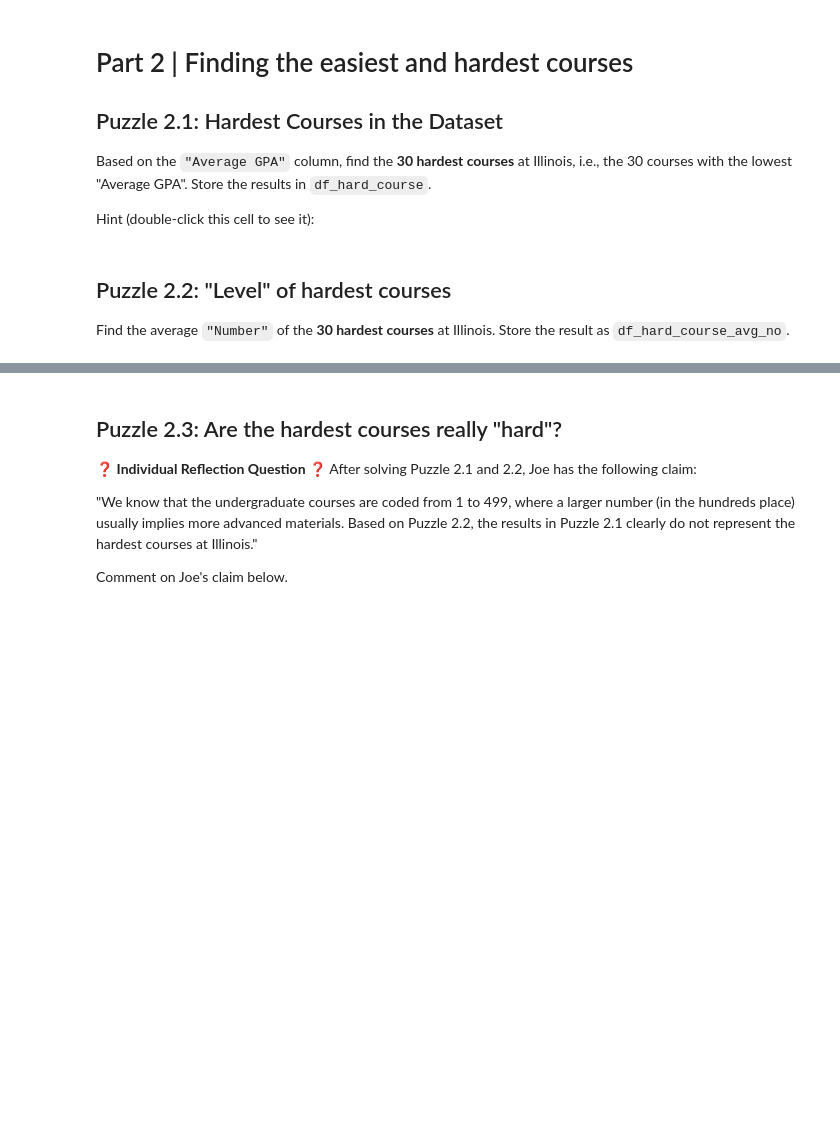
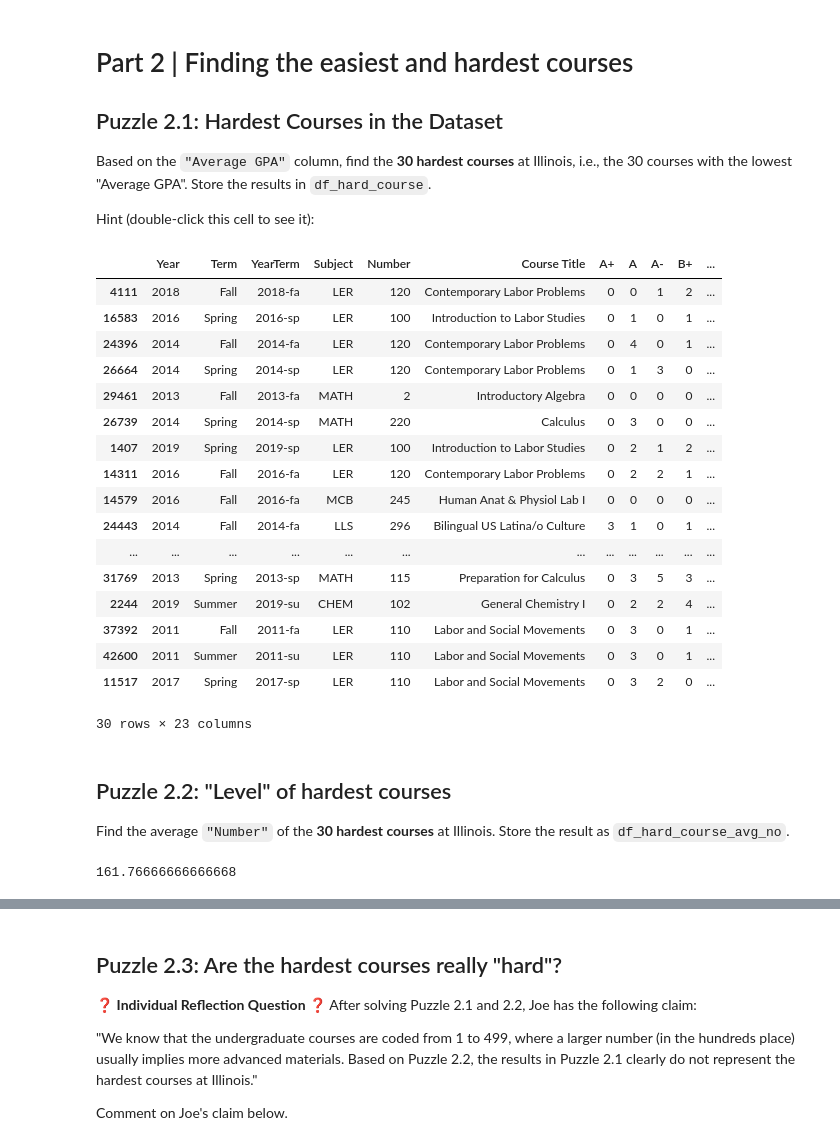
Before and after one commit to rgu6/Rachael-Gu, a Jupyter notebook: lab_gpa/lab_gpa.ipynb, the cells around one changed output, grey strips where cells are left out. Saved outputs shown, nothing was run; the diff lists cells and outputs as text; code cells hidden in the pictures; blank space fills up the shorter version.

```diff
--- a/lab_gpa/lab_gpa.ipynb
+++ b/lab_gpa/lab_gpa.ipynb
@@ -37,6 +37,10 @@ partner3_major = ""
 For the first part of our lab, we'll be using the GPA dataset, which should be automatically downloaded when you fetch this notebook.
 
 In the following cell, load the pandas library and read the dataset into `df`.
+# %%
+import pandas as pd
+import matplotlib as plt
+df = pd.read_csv("uiuc-gpa-dataset.csv")
 # %% [markdown]
 ## Puzzle 1.2: Adding helper columns
 
@@ -88,10 +91,34 @@ df_hard_course
+# %%
+df_hard_course = df.nsmallest(30, "Average GPA")
+df_hard_course
+# %% [output]
+|  | Year | Term | YearTerm | Subject | Number | Course Title | A+ | A | A- | B+ | ... |
+| 4111 | 2018 | Fall | 2018-fa | LER | 120 | Contemporary Labor Problems | 0 | 0 | 1 | 2 | ... |
+| 16583 | 2016 | Spring | 2016-sp | LER | 100 | Introduction to Labor Studies | 0 | 1 | 0 | 1 | ... |
+| 24396 | 2014 | Fall | 2014-fa | LER | 120 | Contemporary Labor Problems | 0 | 4 | 0 | 1 | ... |
+| 26664 | 2014 | Spring | 2014-sp | LER | 120 | Contemporary Labor Problems | 0 | 1 | 3 | 0 | ... |
+| 29461 | 2013 | Fall | 2013-fa | MATH | 2 | Introductory Algebra | 0 | 0 | 0 | 0 | ... |
+| 26739 | 2014 | Spring | 2014-sp | MATH | 220 | Calculus | 0 | 3 | 0 | 0 | ... |
+| 1407 | 2019 | Spring | 2019-sp | LER | 100 | Introduction to Labor Studies | 0 | 2 | 1 | 2 | ... |
+| 14311 | 2016 | Fall | 2016-fa | LER | 120 | Contemporary Labor Problems | 0 | 2 | 2 | 1 | ... |
+| 14579 | 2016 | Fall | 2016-fa | MCB | 245 | Human Anat & Physiol Lab I | 0 | 0 | 0 | 0 | ... |
+| 24443 | 2014 | Fall | 2014-fa | LLS | 296 | Bilingual US Latina/o Culture | 3 | 1 | 0 | 1 | ... |
+| ... | ... | ... | ... | ... | ... | ... | ... | ... | ... | ... | ... |
+| 31769 | 2013 | Spring | 2013-sp | MATH | 115 | Preparation for Calculus | 0 | 3 | 5 | 3 | ... |
+| 2244 | 2019 | Summer | 2019-su | CHEM | 102 | General Chemistry I | 0 | 2 | 2 | 4 | ... |
+| 37392 | 2011 | Fall | 2011-fa | LER | 110 | Labor and Social Movements | 0 | 3 | 0 | 1 | ... |
+| 42600 | 2011 | Summer | 2011-su | LER | 110 | Labor and Social Movements | 0 | 3 | 0 | 1 | ... |
+| 11517 | 2017 | Spring | 2017-sp | LER | 110 | Labor and Social Movements | 0 | 3 | 2 | 0 | ... |
+30 rows × 23 columns
 # %% [markdown]
 ## Puzzle 2.2: "Level" of hardest courses
 
 Find the average `"Number"` of the **30 hardest courses** at Illinois. Store the result as `df_hard_course_avg_no`.
 # %%
-df_hard_course_avg_no = ...
+df_hard_course_avg_no = df_hard_course["Number"].mean()
 df_hard_course_avg_no
+# %% [output]
+161.76666666666668
 # %%
 ## == TEST CASES for Puzzle 2.1 and 2.2 ==
 # - This read-only cell contains test cases for your previous cell.
```
Also changed, not shown: parts of 22 cells of this notebook.
